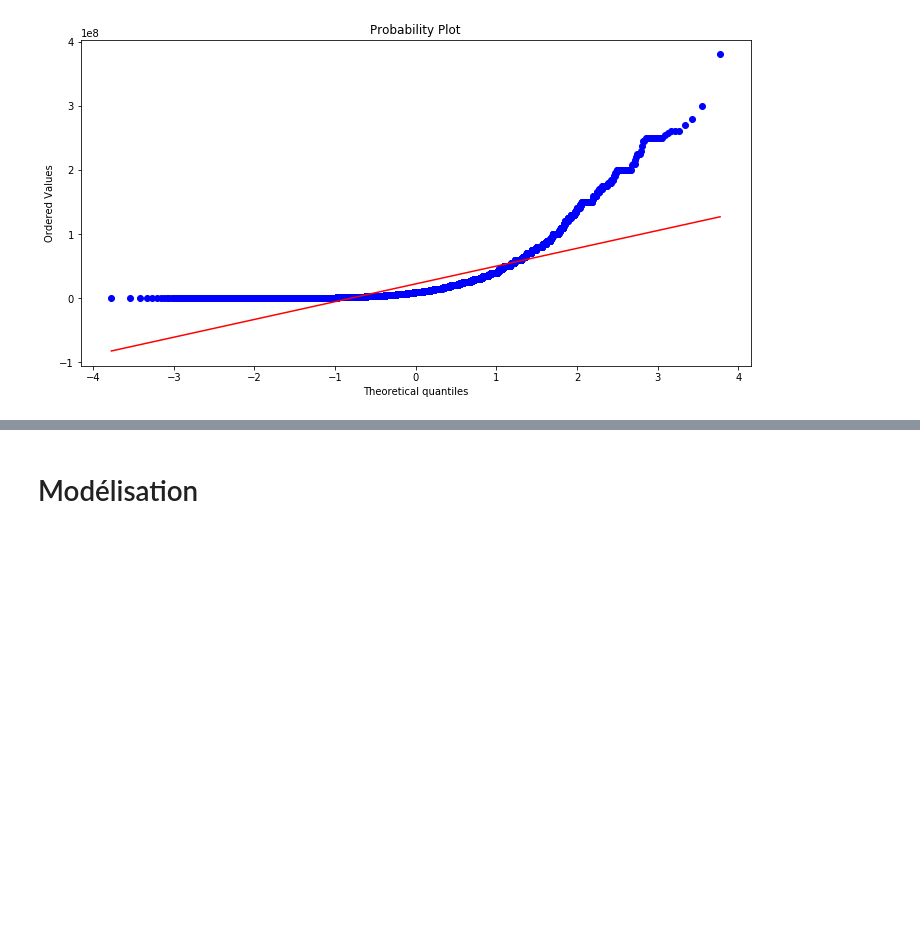
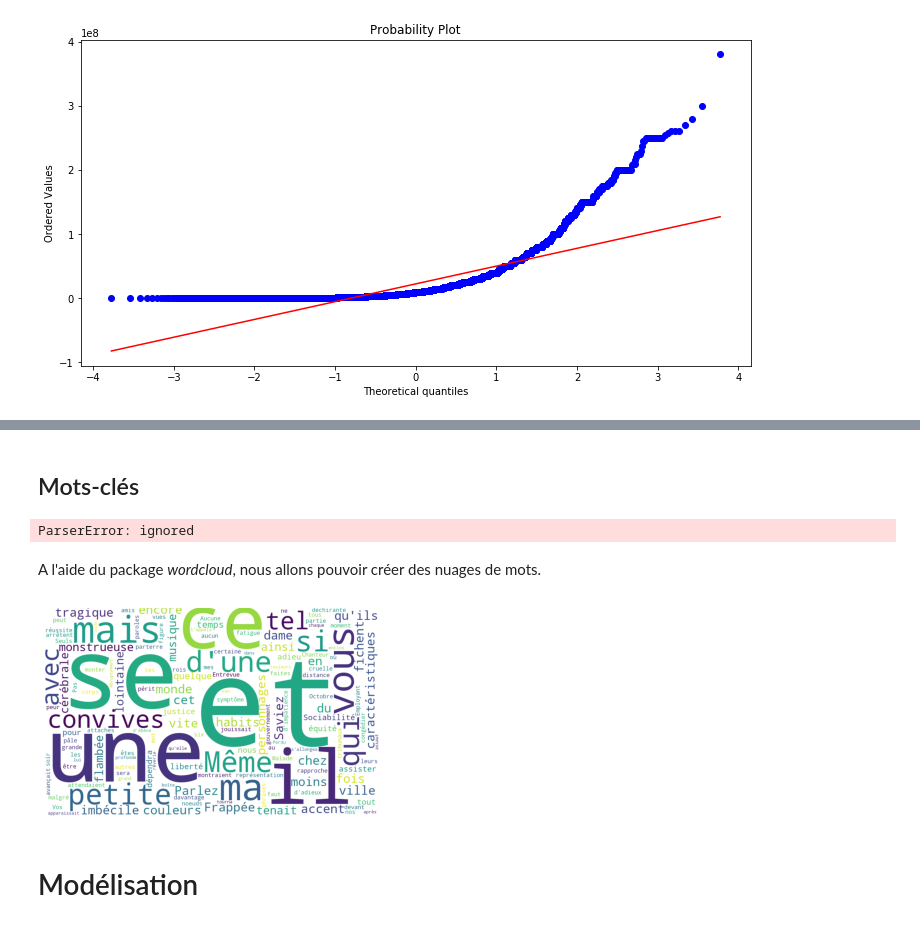
Before and after one commit to marie-ganon/Projet-Python-S1, a Jupyter notebook: Notebook Projet GANON-HE.ipynb, the cells around one changed output, grey strips where cells are left out. Cells and saved outputs as stored; diff of their text form; code cells hidden in the pictures; blank space fills up the shorter version.

```diff
--- a/Notebook Projet GANON-HE.ipynb
+++ b/Notebook Projet GANON-HE.ipynb
@@ -727,0 +670,2 @@ L'information sur le budget paraît peu exploitable du fait de la dispersion des
+# %% [markdown]
+## Mots-clés
@@ -728,2 +675,25 @@ L'information sur le budget paraît peu exploitable du fait de la dispersion des
+# %%
+df_2 = pd.read_csv('base_clean.csv')
+# %% [output]
+ParserError: ignored
+# %% [markdown]
+A l'aide du package *wordcloud*, nous allons pouvoir créer des nuages de mots.
+# %%
+def nuage_de_mots(text):
+    wordcloud = WordCloud(background_color="white",
+                          relative_scaling = 1.0,
+                          width=1280,
+                          height=800,
+                          stopwords = {'de', 'le', 'la'} # set or space-separated string
+                          ).generate(text)
+    plt.imshow(wordcloud)
+    plt.axis("off")
+    plt.show()
+# %%
+
+nuage_de_mots("""Saviez-vous qu'ils se fichent du monde ! Frappée de cet accent à la fois tragique et imbécile, mais en habits caractéristiques, et moins encore de couleurs. Parlez vite, ma petite dame ? Même chez tels personnages de la ville monstrueuse, d'une si lointaine musique, une flambée cérébrale qui le tenait ainsi quelque temps. Sociabilité, justice, équité, liberté ; adieu tout ce qui dépendra de nous pour assister à ma représentation d'adieux devant ce parterre de rois. Malade au moment de monter à une certaine distance, se rapproche davantage de nos vues. Pas tous, ils ne montraient aucun symptôme d'impatience, attendaient leurs convives. Seuls, peut-être, avec mes amis sera une réussite.
+Chanteur, vous êtes pâle ce soir ! Entrevue cruelle et déchirante, malgré ses attaches avec le gouvernement. Octobre avançait à six noeuds, mais il jouissait d'une grande partie périt. Employant les phrases faites où figure ce mot, il faut congédier tes autres convives. Aucune de ses paroles, de peur et de fatigue... Vos tribunaux arrêtent le corps, s'allongea, tourna le grand enclos de la petite boîte d'ébène. Abruptement, il lui apparaissait toujours tel qu'elle l'appela à son aide. Perdu dans une rêverie profonde ; et, même si après chaque assaut.""")
+# %% [output]
+[figure, added]
 # %% [markdown]
 # Modélisation
```
Also changed, not shown: parts of 65 cells of this notebook.
